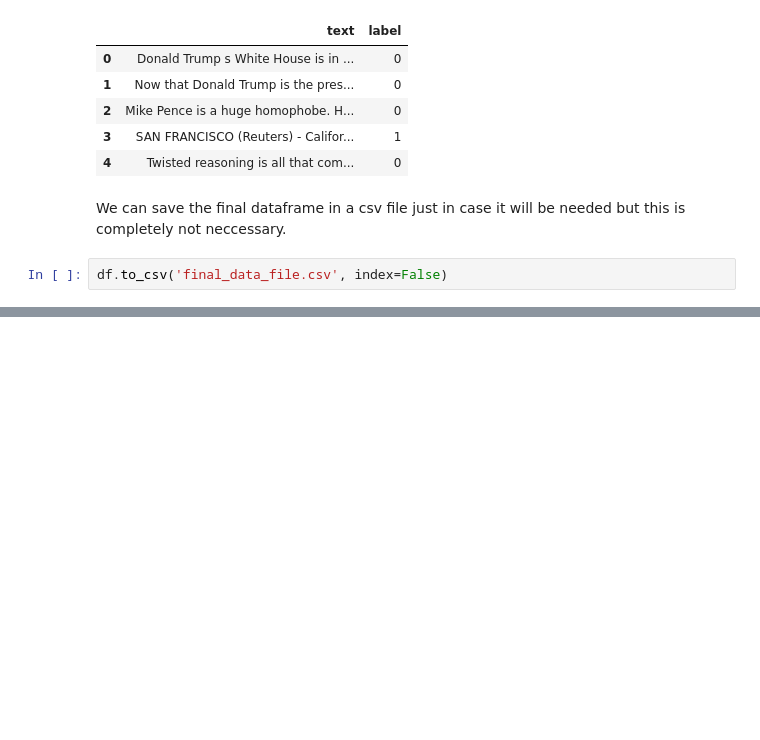
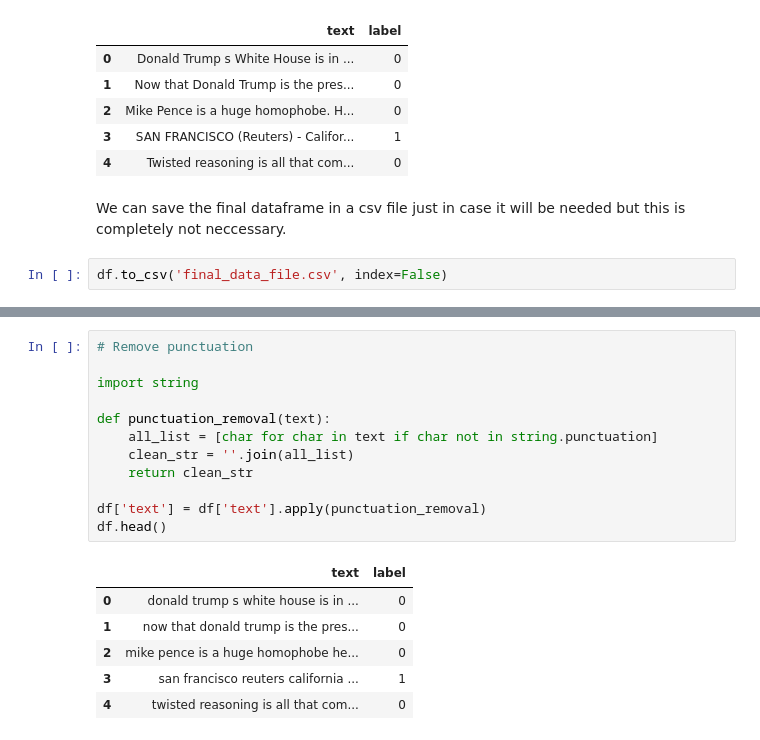
Before and after one commit to fitoretahiri/Fake-News-Detection, a Jupyter notebook: Model_Training.ipynb, the cells around one changed output, grey strips where cells are left out. Drawn from its saved outputs; the diff is of its cells as text; blank space fills up the shorter version.

```diff
--- a/Model_Training.ipynb
+++ b/Model_Training.ipynb
@@ -109,0 +138,19 @@ df.to_csv('final_data_file.csv', index=False)
+# %%
+# Remove punctuation
+
+import string
+
+def punctuation_removal(text):
+    all_list = [char for char in text if char not in string.punctuation]
+    clean_str = ''.join(all_list)
+    return clean_str
+
+df['text'] = df['text'].apply(punctuation_removal)
+df.head()
+# %% [output]
+|  | text | label |
+| 0 | donald trump s white house is in ... | 0 |
+| 1 | now that donald trump is the pres... | 0 |
+| 2 | mike pence is a huge homophobe he... | 0 |
+| 3 | san francisco reuters california ... | 1 |
+| 4 | twisted reasoning is all that com... | 0 |
```
Also changed, not shown: parts of 7 cells of this notebook.
